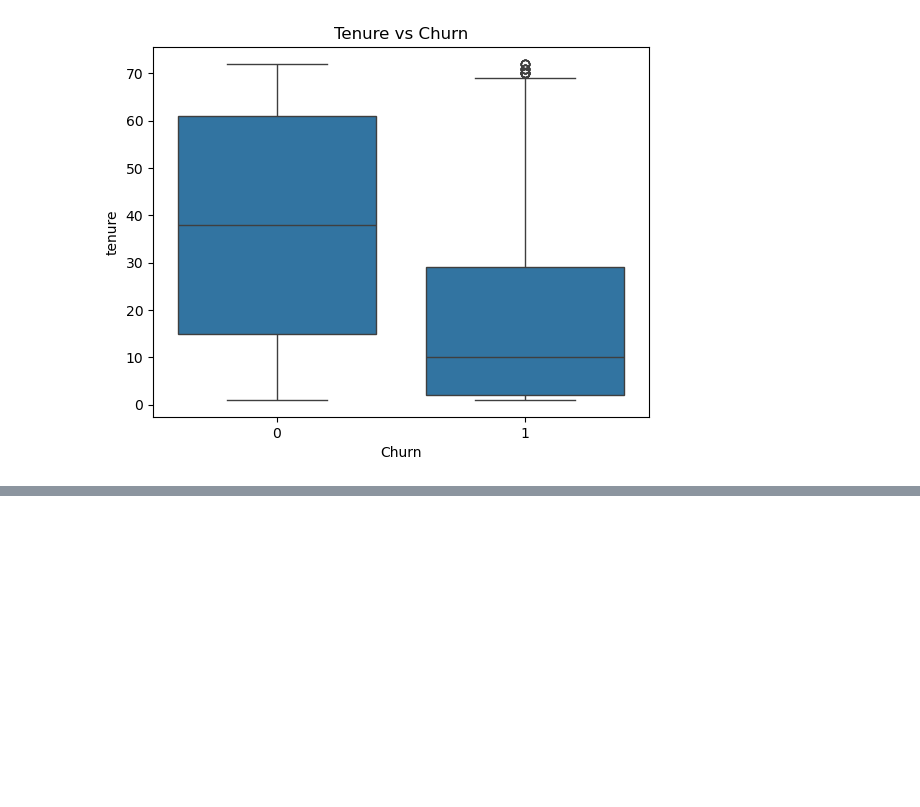
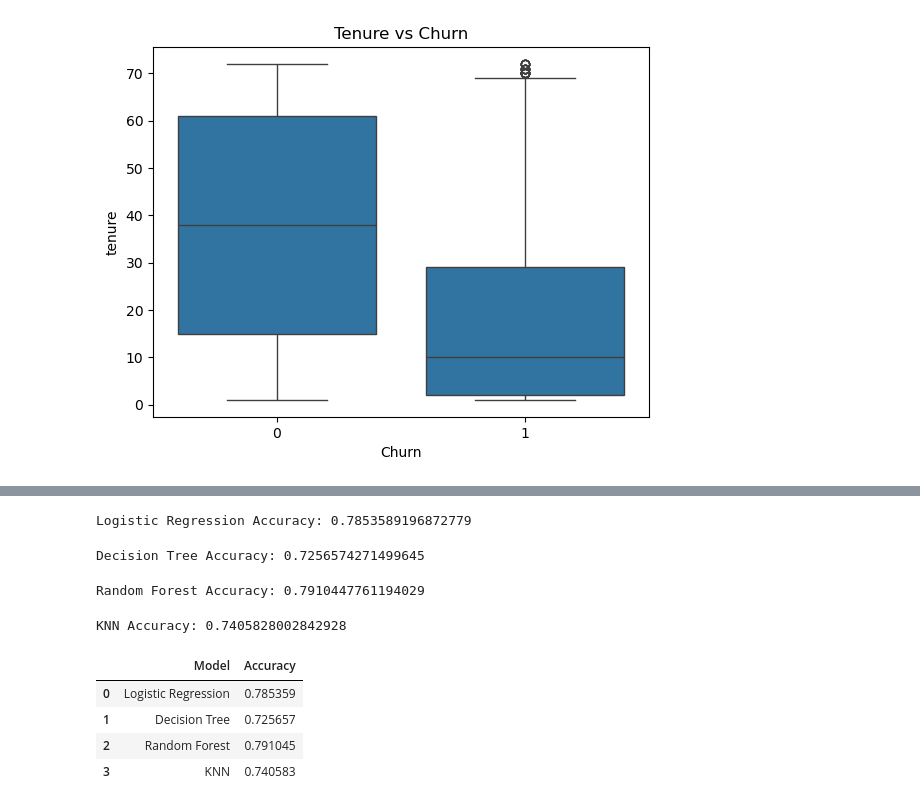
Before and after one commit to kavi20002/ML-Customer-Churn-Analysis, a Jupyter notebook: notebooks/Customer_Churn_Analysis.ipynb, the cells around one changed output, grey strips where cells are left out. Cells and saved outputs as stored; diff of their text form; code cells hidden in the pictures; blank space fills up the shorter version.

```diff
--- a/notebooks/Customer_Churn_Analysis.ipynb
+++ b/notebooks/Customer_Churn_Analysis.ipynb
@@ -126,0 +141,70 @@ plt.show()
+# %%
+from sklearn.preprocessing import StandardScaler
+
+scaler = StandardScaler()
+X_train = scaler.fit_transform(X_train)
+X_test = scaler.transform(X_test)
+# %%
+from sklearn.linear_model import LogisticRegression
+from sklearn.metrics import accuracy_score
+
+lr = LogisticRegression()
+lr.fit(X_train, y_train)
+
+y_pred_lr = lr.predict(X_test)
+
+acc_lr = accuracy_score(y_test, y_pred_lr)
+print("Logistic Regression Accuracy:", acc_lr)
+# %% [output]
+Logistic Regression Accuracy: 0.7853589196872779
+# %%
+from sklearn.tree import DecisionTreeClassifier
+
+dt = DecisionTreeClassifier()
+dt.fit(X_train, y_train)
+
+y_pred_dt = dt.predict(X_test)
+
+acc_dt = accuracy_score(y_test, y_pred_dt)
+print("Decision Tree Accuracy:", acc_dt)
+# %% [output]
+Decision Tree Accuracy: 0.7256574271499645
+# %%
+from sklearn.ensemble import RandomForestClassifier
+
+rf = RandomForestClassifier()
+rf.fit(X_train, y_train)
+
+y_pred_rf = rf.predict(X_test)
+
+acc_rf = accuracy_score(y_test, y_pred_rf)
+print("Random Forest Accuracy:", acc_rf)
+# %% [output]
+Random Forest Accuracy: 0.7910447761194029
+# %%
+from sklearn.neighbors import KNeighborsClassifier
+
+knn = KNeighborsClassifier()
+knn.fit(X_train, y_train)
+
+y_pred_knn = knn.predict(X_test)
+
+acc_knn = accuracy_score(y_test, y_pred_knn)
+print("KNN Accuracy:", acc_knn)
+# %% [output]
+KNN Accuracy: 0.7405828002842928
+# %%
+import pandas as pd
+
+results = pd.DataFrame({
+    "Model": ["Logistic Regression", "Decision Tree", "Random Forest", "KNN"],
+    "Accuracy": [acc_lr, acc_dt, acc_rf, acc_knn]
+})
+
+results
+# %% [output]
+|  | Model | Accuracy |
+| 0 | Logistic Regression | 0.785359 |
+| 1 | Decision Tree | 0.725657 |
+| 2 | Random Forest | 0.791045 |
+| 3 | KNN | 0.740583 |
```
Also changed, not shown: parts of 3 cells of this notebook.
